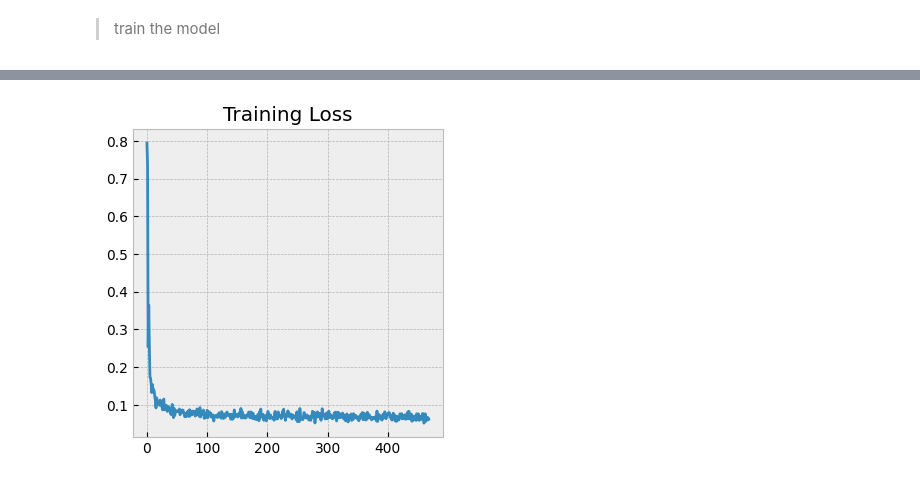
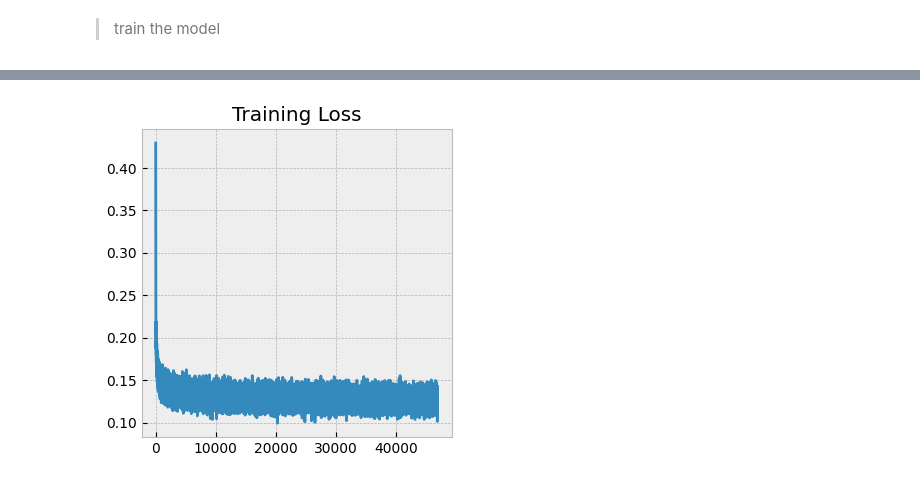
Before and after one commit to prakashjayy/genai, a Jupyter notebook: flow/01_flow.ipynb, the cells around one changed output, grey strips where cells are left out. Saved outputs shown, nothing was run; the diff lists cells and outputs as text; code cells hidden in the pictures.

```diff
--- a/flow/01_flow.ipynb
+++ b/flow/01_flow.ipynb
@@ -158,7 +158,7 @@ plt.show()
 # %%
 from diffusers import UNet2DModel
 
-device = "cpu"
+device = "cuda"
 
 model = UNet2DModel(
     sample_size=32,
@@ -188,7 +189,7 @@ out.sample.shape, torch.nn.functional.mse_loss(out.sample, target)
 # %%
 def sample_images(model, n_samples, device):
     model.eval()
-    time_steps = torch.linspace(0, 1, 50)
+    time_steps = torch.linspace(0, 1, 50).to(device)
     final_images = torch.zeros(n_samples, 50, 1, 32, 32, device=device)
     noise = torch.randn((n_samples, 1, 32, 32), device=device)
     for i, t in tqdm(enumerate(time_steps)):
@@ -197,8 +198,10 @@ def sample_images(model, n_samples, device):
             xt = noise
             final_images[:, i, ...] = noise
         else:
-            xt = final_images[:, i-1, ...] + model(final_images[:, i-1, ...], time_steps[i-1].repeat(n_samples))["sample"]
-        final_images[:, i, ...] = xt
+            dt = time_steps[i] - time_steps[i-1]
+            with torch.no_grad():
+                xt = final_images[:, i-1, ...] + dt * model(final_images[:, i-1, ...], time_steps[i-1].repeat(n_samples))["sample"]
+        final_images[:, i, ...] = xt.detach()
         #print(f"sampled {i} images")
     return final_images
 # %%
@@ -243,17 +246,17 @@ for epoch in range(epochs):
         for batch in tepoch:
             optimizer.zero_grad()
 
-            x0, _ = batch
-            x0 = 2*x0 - 1
-            noise = torch.randn((x0.shape[0], 1, 32, 32), device=device)
-            t = tdist.sample((x0.shape[0],)).unsqueeze(1).unsqueeze(1).unsqueeze(1)
-            xt = t*x0 + (1-t)*noise
-            target = xt - x0
+            x1, _ = batch
+            x1 = 2*x1.to(device) - 1
+            noise = torch.randn((x1.shape[0], 1, 32, 32), device=device)
+            t = tdist.sample((x1.shape[0],)).unsqueeze(1).unsqueeze(1).unsqueeze(1).to(device)
+            xt = t*x1 + (1-t)*noise
+            target = x1 - noise
             model_output = model(xt.to(device), t.flatten(0).to(device))["sample"]
 
             loss = torch.nn.functional.mse_loss(model_output, target.to(device))
             loss.backward()
-            torch.nn.utils.clip_grad_norm_(model.parameters(), 1.0)  # Add gradient clipping
+            #torch.nn.utils.clip_grad_norm_(model.parameters(), 1.0)  # Add gradient clipping
             optimizer.step()
 
             #calculate loss
@@ -278,5 +281,5 @@ for epoch in range(epochs):
     ema_model.eval()
     out= sample_images(ema_model, 4, device)
     out = (out+1)/2
-    img = torchvision.transforms.ToPILImage()(torchvision.utils.make_grid(out[0].clamp(-1, 1).cpu(), nrow=10, normalize=True))
+    img = torchvision.transforms.ToPILImage()(torchvision.utils.make_grid(out[0].cpu(), nrow=10, normalize=True))
     img.save(f"generated/generated_images_{epoch}.png")
@@ -291,7 +312,7 @@ img
 # %%
 plt.figure(figsize=(4, 4))
-plt.plot(train_loss)
+plt.plot(train_loss[10:])
 plt.title("Training Loss")
 plt.show()
 # %% [output]
-[figure, old version]
+[figure, new version]
```
Also changed, not shown: parts of 23 cells of this notebook.
